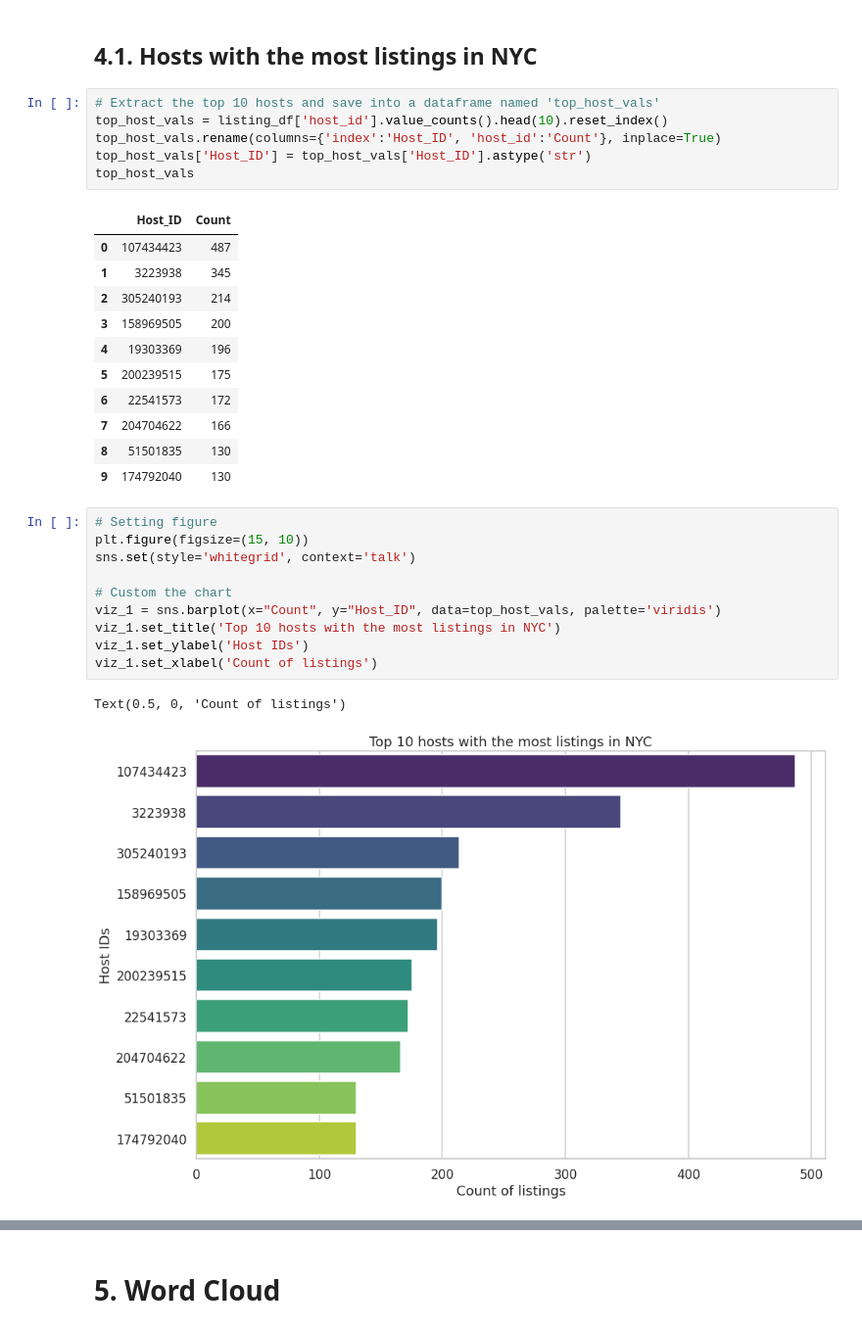
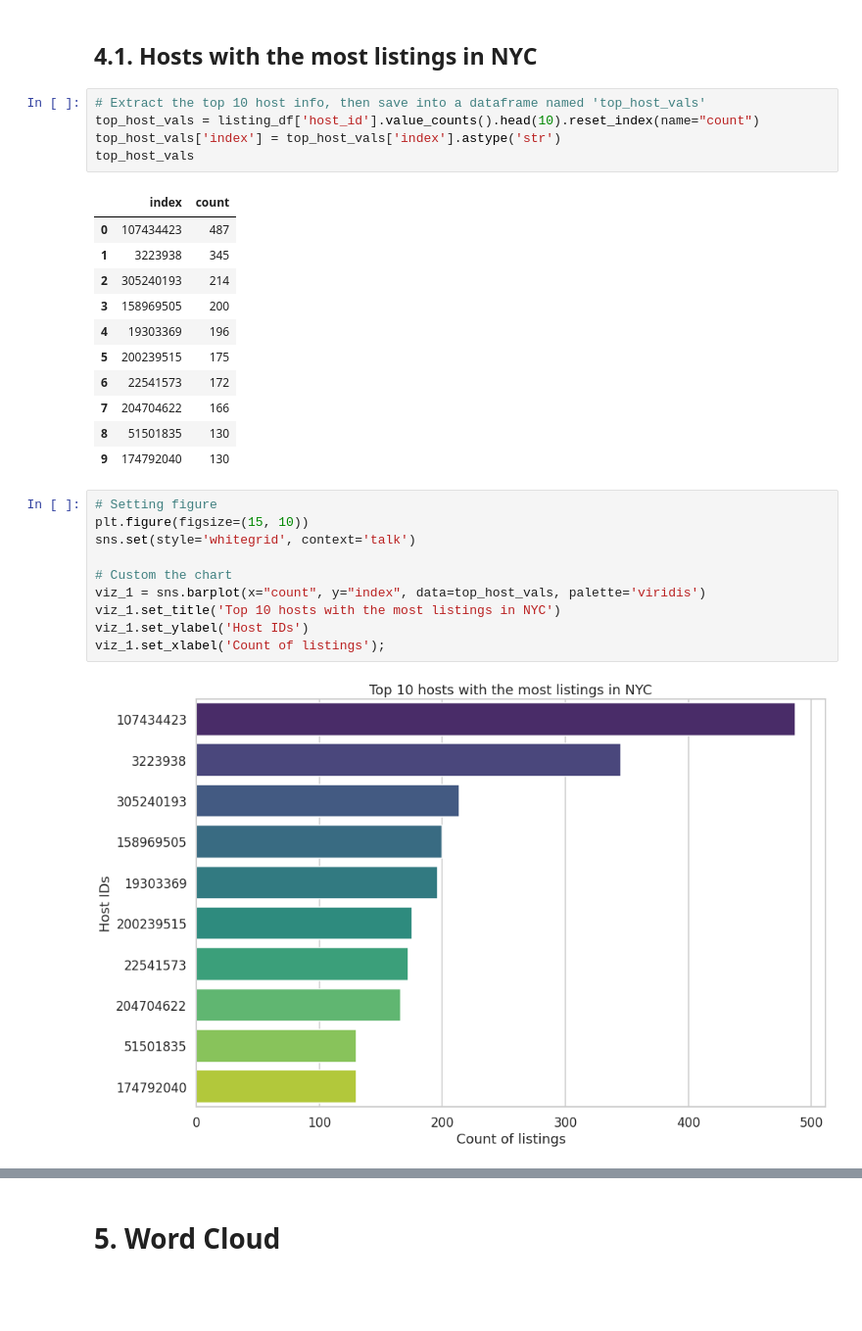
Before and after one commit to tmkhang1999/2022-NYC-Airbnb-Analytics, a Jupyter notebook: analysis.ipynb, the cells around one changed output, grey strips where cells are left out. Shown at 98% size. Cells and saved outputs as stored; diff of their text form; blank space fills up the shorter version.

```diff
--- a/analysis.ipynb
+++ b/analysis.ipynb
@@ -208,13 +199,12 @@ listing_df['description'] = listing_df['description'].astype('str')
 # %% [markdown]
 ## 4.1. Hosts with the most listings in NYC
 # %%
-# Extract the top 10 hosts and save into a dataframe named 'top_host_vals'
-top_host_vals = listing_df['host_id'].value_counts().head(10).reset_index()
-top_host_vals.rename(columns={'index':'Host_ID', 'host_id':'Count'}, inplace=True)
-top_host_vals['Host_ID'] = top_host_vals['Host_ID'].astype('str')
+# Extract the top 10 host info, then save into a dataframe named 'top_host_vals'
+top_host_vals = listing_df['host_id'].value_counts().head(10).reset_index(name="count")
+top_host_vals['index'] = top_host_vals['index'].astype('str')
 top_host_vals
 # %% [output]
-|  | Host_ID | Count |
+|  | index | count |
 | 0 | 107434423 | 487 |
 | 1 | 3223938 | 345 |
 | 2 | 305240193 | 214 |
@@ -231,10 +221,9 @@ plt.figure(figsize=(15, 10))
 sns.set(style='whitegrid', context='talk')
 
 # Custom the chart
-viz_1 = sns.barplot(x="Count", y="Host_ID", data=top_host_vals, palette='viridis')
+viz_1 = sns.barplot(x="count", y="index", data=top_host_vals, palette='viridis')
 viz_1.set_title('Top 10 hosts with the most listings in NYC')
 viz_1.set_ylabel('Host IDs')
-viz_1.set_xlabel('Count of listings')
+viz_1.set_xlabel('Count of listings');
 # %% [output]
-Text(0.5, 0, 'Count of listings')
 [figure]
```
Also changed, not shown: parts of 6 cells of this notebook.
